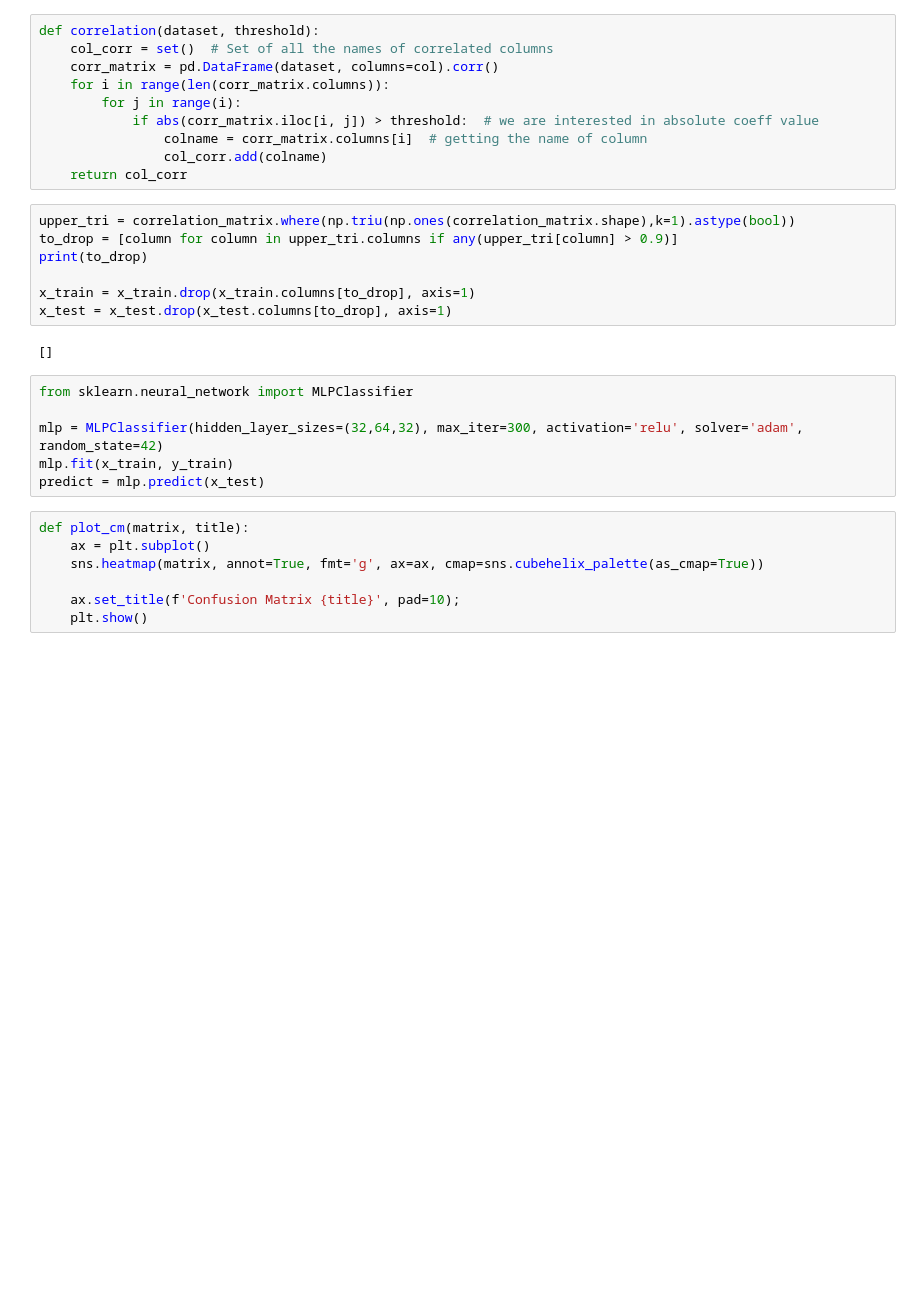
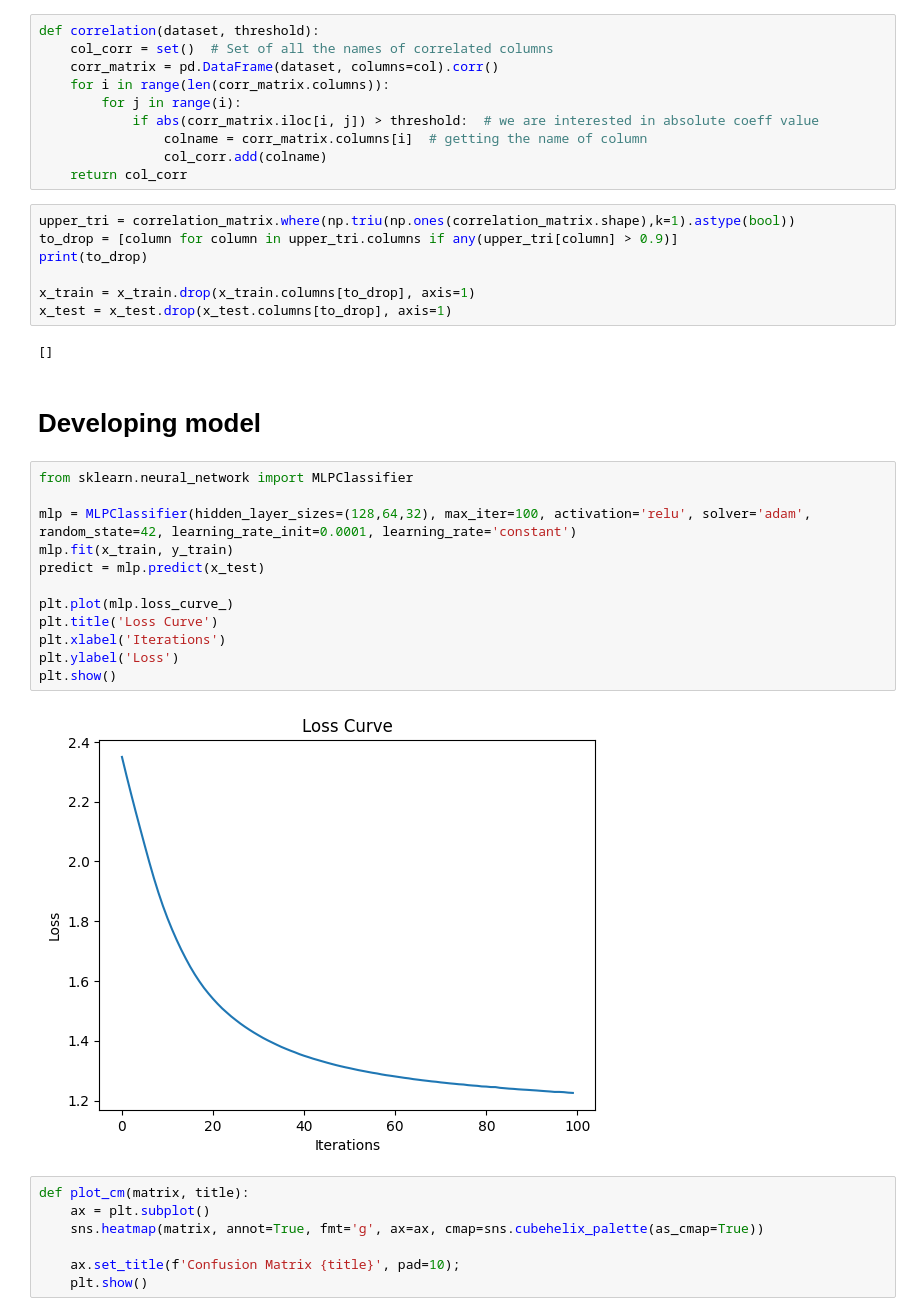
Before and after one commit to WawanWidiantara/Multi-Layer-Perceptron, a Jupyter notebook: MLP-sklearn.ipynb, the cells around one changed output. Cells and saved outputs as stored; diff of their text form; blank space fills up the shorter version.

```diff
--- a/MLP-sklearn.ipynb
+++ b/MLP-sklearn.ipynb
@@ -254,12 +254,22 @@ x_train = x_train.drop(x_train.columns[to_drop], axis=1)
 x_test = x_test.drop(x_test.columns[to_drop], axis=1)
 # %% [output]
 []
+# %% [markdown]
+# Developing model
 # %%
 from sklearn.neural_network import MLPClassifier
 
-mlp = MLPClassifier(hidden_layer_sizes=(32,64,32), max_iter=300, activation='relu', solver='adam', random_state=42)
+mlp = MLPClassifier(hidden_layer_sizes=(128,64,32), max_iter=100, activation='relu', solver='adam', random_state=42, learning_rate_init=0.0001, learning_rate='constant')
 mlp.fit(x_train, y_train)
 predict = mlp.predict(x_test)
+
+plt.plot(mlp.loss_curve_)
+plt.title('Loss Curve')
+plt.xlabel('Iterations')
+plt.ylabel('Loss')
+plt.show()
+# %% [output]
+[figure, added]
 # %%
 def plot_cm(matrix, title):
     ax = plt.subplot()
```
Also changed, not shown: parts of 6 cells of this notebook, 2 other files.
